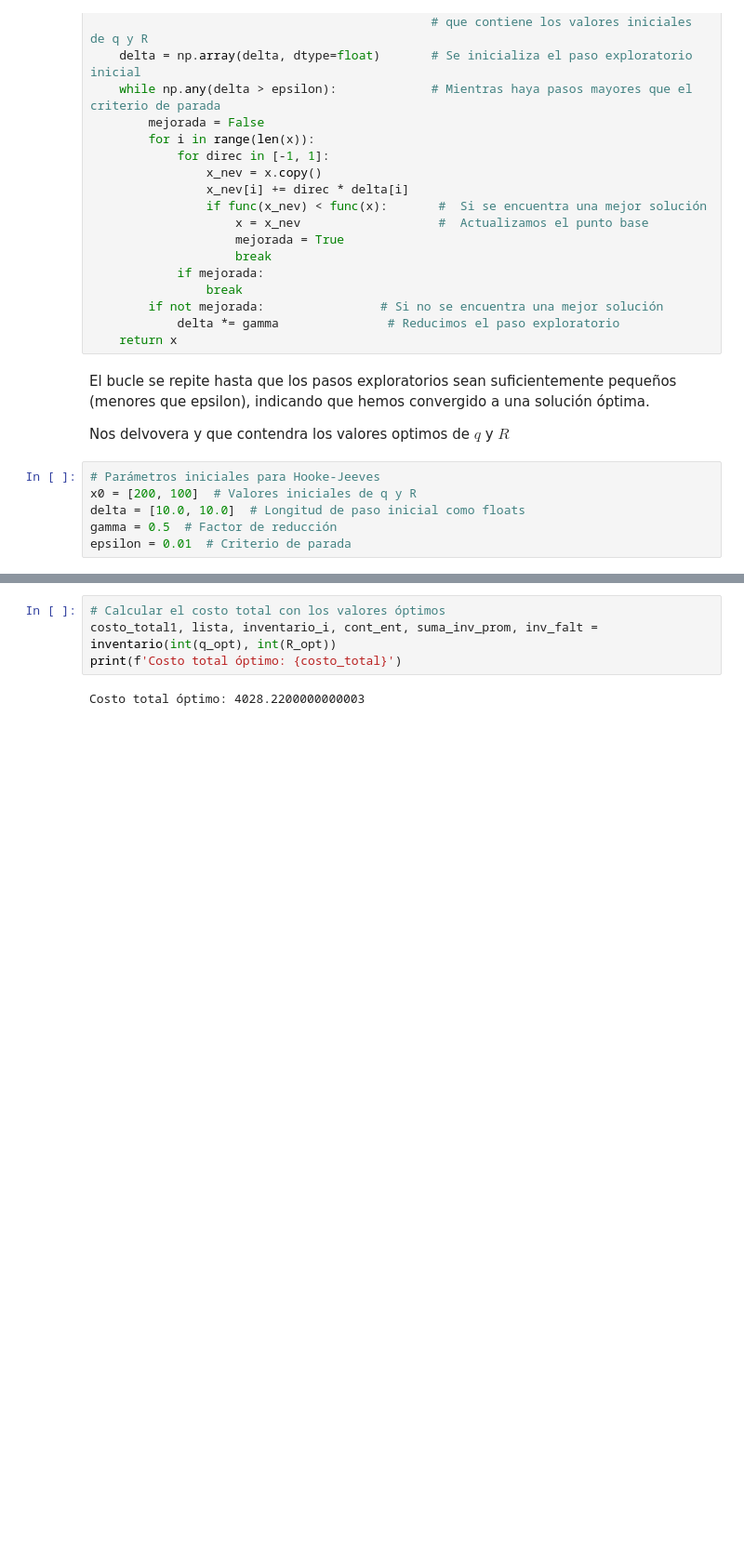
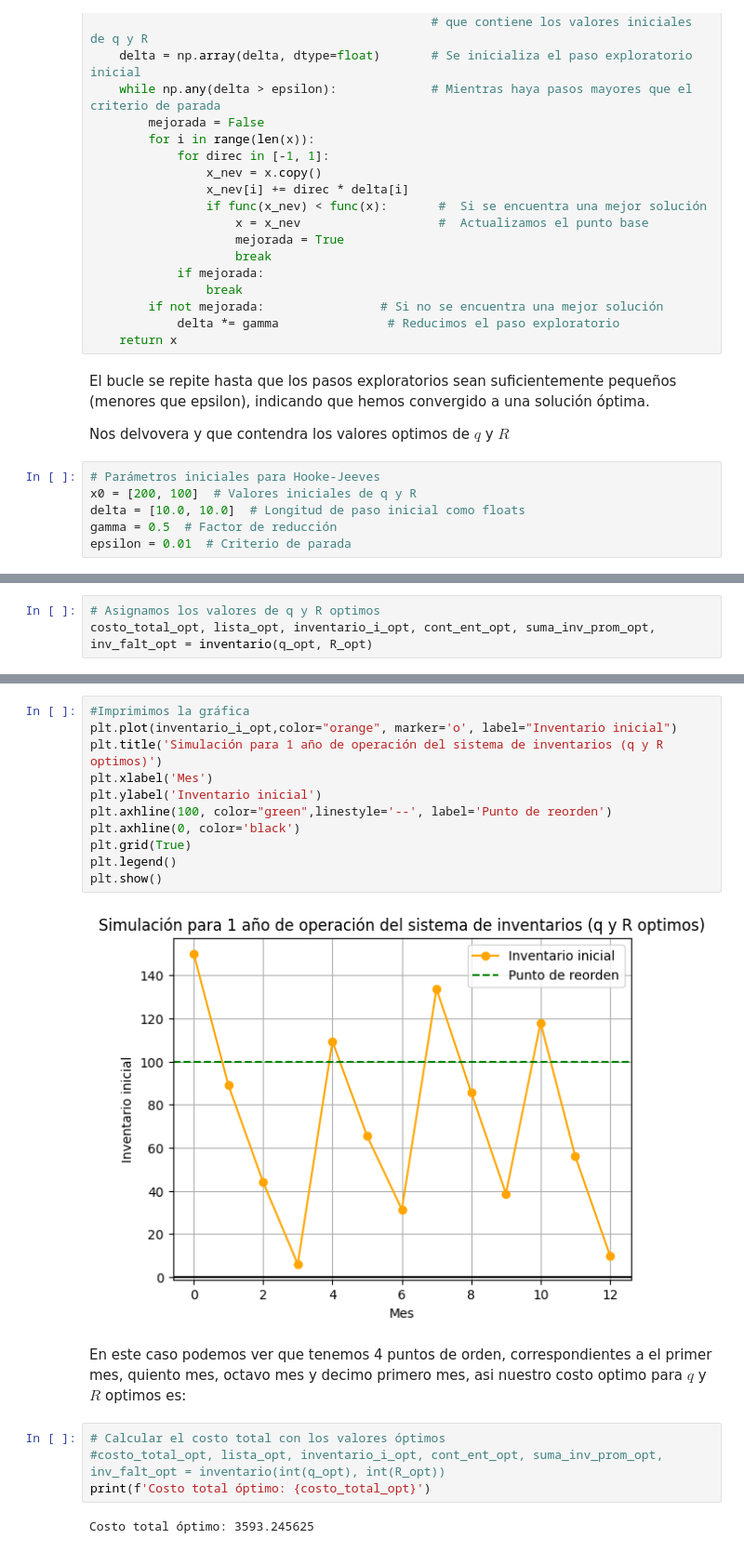
Before and after one commit to MaricelaMH/Simulacion-1, a Jupyter notebook: Inventario.ipynb, the cells around one changed output, grey strips where cells are left out. Shown at 93% size. Drawn from its saved outputs; the diff is of its cells as text; blank space fills up the shorter version.

```diff
--- a/Inventario.ipynb
+++ b/Inventario.ipynb
@@ -225,0 +226,3 @@ Valores óptimos: q = 115.546875, R = 81.54296875
+# %%
+# Asignamos los valores de q y R optimos
+costo_total_opt, lista_opt, inventario_i_opt, cont_ent_opt, suma_inv_prom_opt, inv_falt_opt = inventario(q_opt, R_opt)
@@ -226,8 +251,23 @@ Valores óptimos: q = 115.546875, R = 81.54296875
+# %%
+#Imprimimos la gráfica
+plt.plot(inventario_i_opt,color="orange", marker='o', label="Inventario inicial")
+plt.title('Simulación para 1 año de operación del sistema de inventarios (q y R optimos)')
+plt.xlabel('Mes')
+plt.ylabel('Inventario inicial')
+plt.axhline(100, color="green",linestyle='--', label='Punto de reorden')
+plt.axhline(0, color='black')
+plt.grid(True)
+plt.legend()
+plt.show()
+# %% [output]
+[figure, added]
+# %% [markdown]
+En este caso podemos ver que tenemos 4 puntos de orden, correspondientes a el primer mes, quiento mes, octavo mes y decimo primero mes, asi nuestro costo optimo para $q$ y $R$ optimos es:
 # %%
 # Calcular el costo total con los valores óptimos
-costo_total1, lista, inventario_i, cont_ent, suma_inv_prom, inv_falt = inventario(int(q_opt), int(R_opt))
-print(f'Costo total óptimo: {costo_total}')
+#costo_total_opt, lista_opt, inventario_i_opt, cont_ent_opt, suma_inv_prom_opt, inv_falt_opt = inventario(int(q_opt), int(R_opt))
+print(f'Costo total óptimo: {costo_total_opt}')
 # %% [output]
-Costo total óptimo: 4028.2200000000003
+Costo total óptimo: 3593.245625
 # %% [markdown]
 Por lo que las variables de decisión son para este caso:
```
Also changed, not shown: parts of 8 cells of this notebook.
